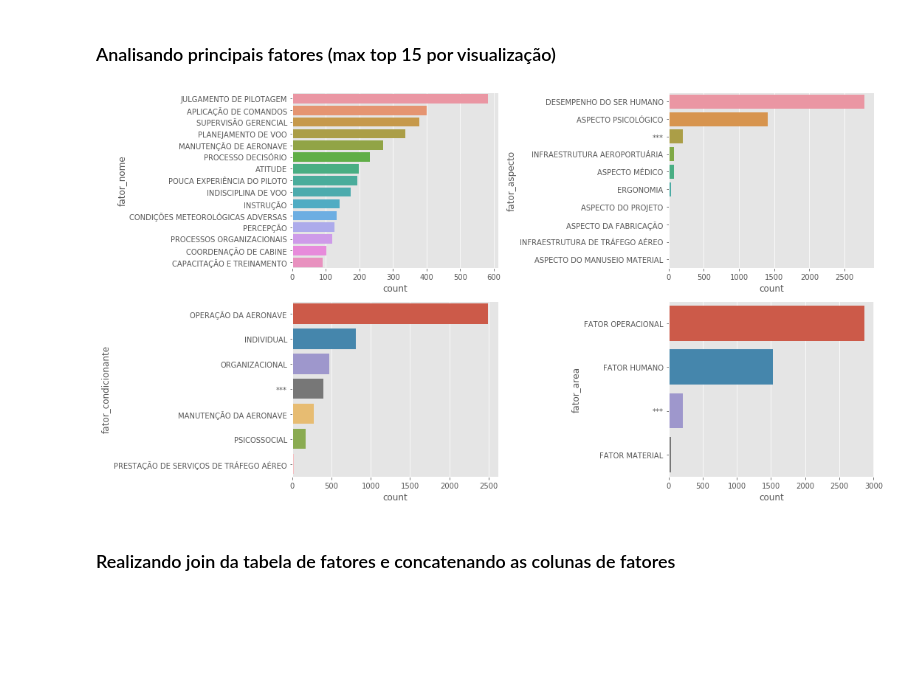
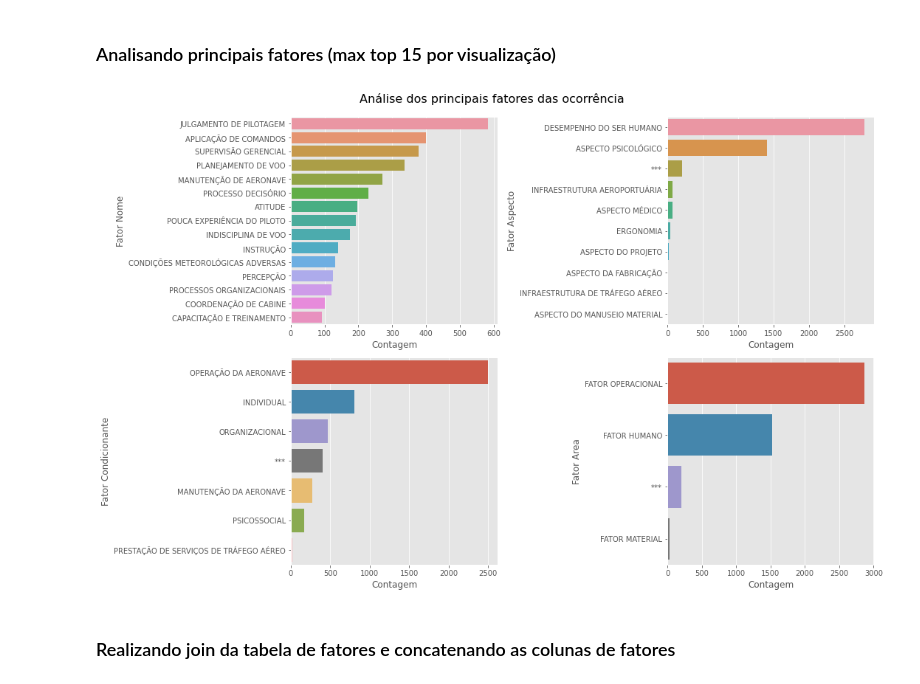
Before and after one commit to joaopamaral/tcc_puc_cdbd, a Jupyter notebook: Analise_Storybook_CENIPA.ipynb, the cells around one changed output. Saved outputs shown, nothing was run; the diff lists cells and outputs as text; code cells hidden in the pictures; blank space fills up the shorter version.

```diff
--- a/Analise_Storybook_CENIPA.ipynb
+++ b/Analise_Storybook_CENIPA.ipynb
@@ -33,14 +39,16 @@ oco_df, ftc_df, rec_df, anv_df = get_cenipa_data()
 # %% [markdown]
 ### Analisando principais fatores (max top 15 por visualização)
 # %%
-fig, ax = plt.subplots(2, 2, figsize=(15,8))
+fig, ax = plt.subplots(2, 2, figsize=(15,10))
 
 for i, col in enumerate(['fator_nome', 'fator_aspecto', 'fator_condicionante', 'fator_area']):
     sns.countplot(y=col, data=ftc_df, order=ftc_df[col].value_counts().iloc[:15].index, ax=ax[i // 2][i % 2])
+    ax[i // 2][i % 2].set(xlabel='Contagem', ylabel=col.replace('_', ' ').title())
 
-fig.tight_layout()
+fig.suptitle('Análise dos principais fatores das ocorrência', fontsize=16)
+fig.tight_layout(rect=[0, 0.03, 1, 0.95])
 # %% [output]
-[figure, old version]
+[figure, new version]
 # %% [markdown]
 ### Realizando join da tabela de fatores e concatenando as colunas de fatores
 # %%
```
Also changed, not shown: parts of 12 cells of this notebook.
